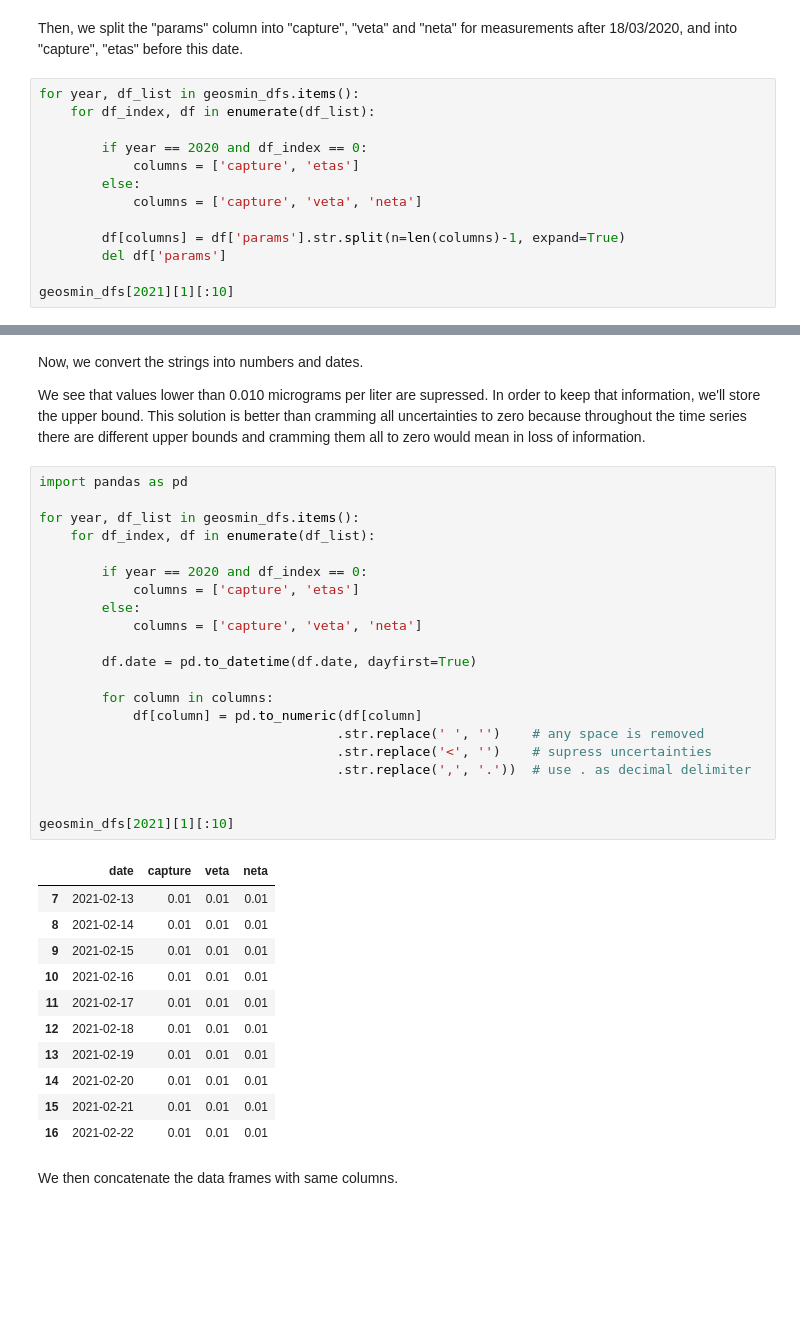
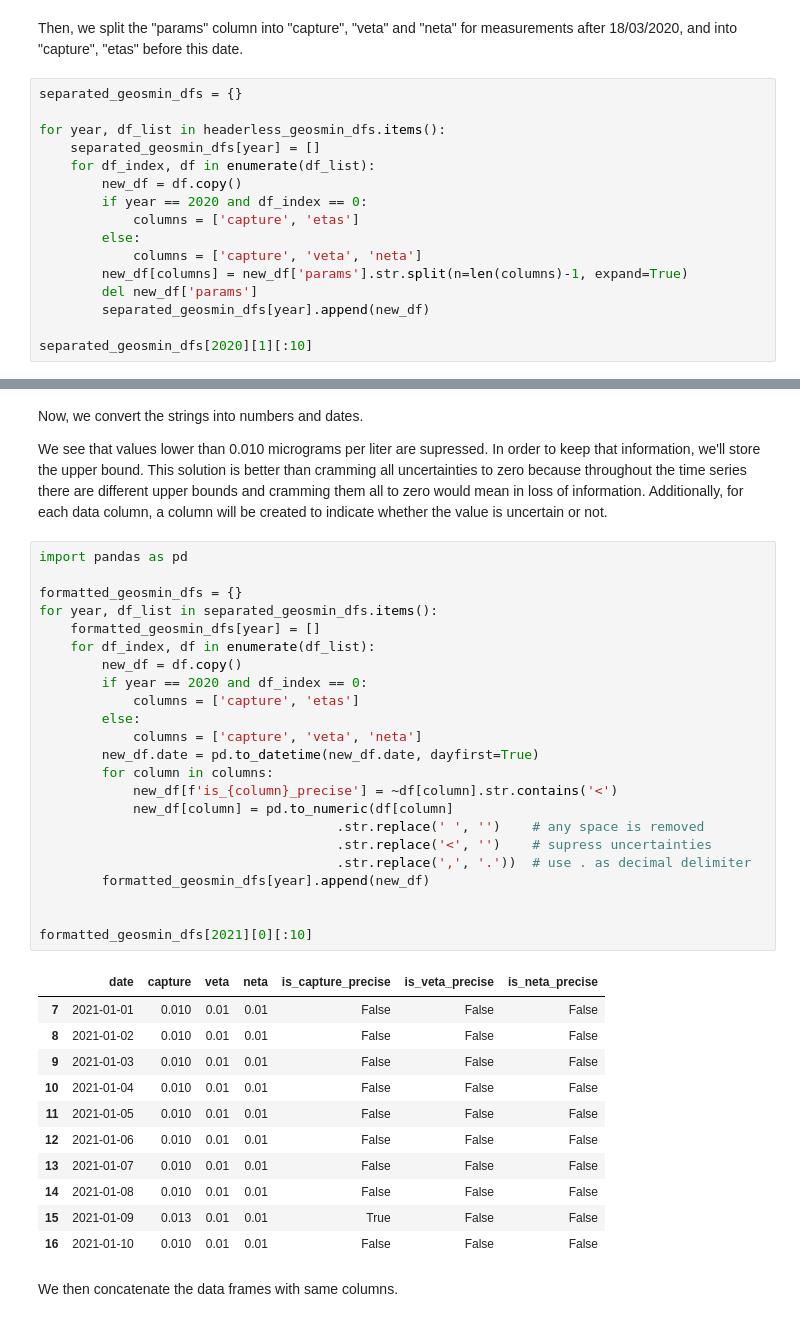
Before and after one commit to guidanoli/inf1032, a Jupyter notebook: cedae.ipynb, the cells around one changed output, grey strips where cells are left out. Drawn from its saved outputs; the diff is of its cells as text; blank space fills up the shorter version.

Commit message:
Exposes uncertainties

```diff
--- a/cedae.ipynb
+++ b/cedae.ipynb
@@ -151,17 +154,20 @@ geosmin_dfs[2021][2][:10]
 # %% [markdown]
 Then, we split the "params" column into "capture", "veta" and "neta" for measurements after 18/03/2020, and into "capture", "etas" before this date.
 # %%
-for year, df_list in geosmin_dfs.items():
+separated_geosmin_dfs = {}
+
+for year, df_list in headerless_geosmin_dfs.items():
+    separated_geosmin_dfs[year] = []
     for df_index, df in enumerate(df_list):
-
+        new_df = df.copy()
         if year == 2020 and df_index == 0:
             columns = ['capture', 'etas']
         else:
             columns = ['capture', 'veta', 'neta']
+        new_df[columns] = new_df['params'].str.split(n=len(columns)-1, expand=True)
+        del new_df['params']
+        separated_geosmin_dfs[year].append(new_df)
 
-        df[columns] = df['params'].str.split(n=len(columns)-1, expand=True)
-        del df['params']
-
-geosmin_dfs[2021][1][:10]
+separated_geosmin_dfs[2020][1][:10]
 # %% [output]
 |  | date | capture | veta | neta |
@@ -178,40 +184,42 @@ geosmin_dfs[2021][1][:10]
 # %% [markdown]
 Now, we convert the strings into numbers and dates.
 
-We see that values lower than 0.010 micrograms per liter are supressed. In order to keep that information, we'll store the upper bound. This solution is better than cramming all uncertainties to zero because throughout the time series there are different upper bounds and cramming them all to zero would mean in loss of information.
+We see that values lower than 0.010 micrograms per liter are supressed. In order to keep that information, we'll store the upper bound. This solution is better than cramming all uncertainties to zero because throughout the time series there are different upper bounds and cramming them all to zero would mean in loss of information. Additionally, for each data column, a column will be created to indicate whether the value is uncertain or not.
 # %%
 import pandas as pd
 
-for year, df_list in geosmin_dfs.items():
+formatted_geosmin_dfs = {}
+for year, df_list in separated_geosmin_dfs.items():
+    formatted_geosmin_dfs[year] = []
     for df_index, df in enumerate(df_list):
-
+        new_df = df.copy()
         if year == 2020 and df_index == 0:
             columns = ['capture', 'etas']
         else:
             columns = ['capture', 'veta', 'neta']
-
-        df.date = pd.to_datetime(df.date, dayfirst=True)
-
+        new_df.date = pd.to_datetime(new_df.date, dayfirst=True)
         for column in columns:
-            df[column] = pd.to_numeric(df[column]
+            new_df[f'is_{column}_precise'] = ~df[column].str.contains('<')
+            new_df[column] = pd.to_numeric(df[column]
                                       .str.replace(' ', '')    # any space is removed
                                       .str.replace('<', '')    # supress uncertainties
                                       .str.replace(',', '.'))  # use . as decimal delimiter
+        formatted_geosmin_dfs[year].append(new_df)
 
 
-geosmin_dfs[2021][1][:10]
+formatted_geosmin_dfs[2021][0][:10]
 # %% [output]
-|  | date | capture | veta | neta |
-| 7 | 2021-02-13 | 0.01 | 0.01 | 0.01 |
-| 8 | 2021-02-14 | 0.01 | 0.01 | 0.01 |
-| 9 | 2021-02-15 | 0.01 | 0.01 | 0.01 |
-| 10 | 2021-02-16 | 0.01 | 0.01 | 0.01 |
-| 11 | 2021-02-17 | 0.01 | 0.01 | 0.01 |
-| 12 | 2021-02-18 | 0.01 | 0.01 | 0.01 |
-| 13 | 2021-02-19 | 0.01 | 0.01 | 0.01 |
-| 14 | 2021-02-20 | 0.01 | 0.01 | 0.01 |
-| 15 | 2021-02-21 | 0.01 | 0.01 | 0.01 |
-| 16 | 2021-02-22 | 0.01 | 0.01 | 0.01 |
+|  | date | capture | veta | neta | is_capture_precise | is_veta_precise | is_neta_precise |
+| 7 | 2021-01-01 | 0.010 | 0.01 | 0.01 | False | False | False |
+| 8 | 2021-01-02 | 0.010 | 0.01 | 0.01 | False | False | False |
+| 9 | 2021-01-03 | 0.010 | 0.01 | 0.01 | False | False | False |
+| 10 | 2021-01-04 | 0.010 | 0.01 | 0.01 | False | False | False |
+| 11 | 2021-01-05 | 0.010 | 0.01 | 0.01 | False | False | False |
+| 12 | 2021-01-06 | 0.010 | 0.01 | 0.01 | False | False | False |
+| 13 | 2021-01-07 | 0.010 | 0.01 | 0.01 | False | False | False |
+| 14 | 2021-01-08 | 0.010 | 0.01 | 0.01 | False | False | False |
+| 15 | 2021-01-09 | 0.013 | 0.01 | 0.01 | True | False | False |
+| 16 | 2021-01-10 | 0.010 | 0.01 | 0.01 | False | False | False |
 # %% [markdown]
 We then concatenate the data frames with same columns.
 # %%
```
Also changed, not shown: parts of 6 cells of this notebook, 3 other files.
